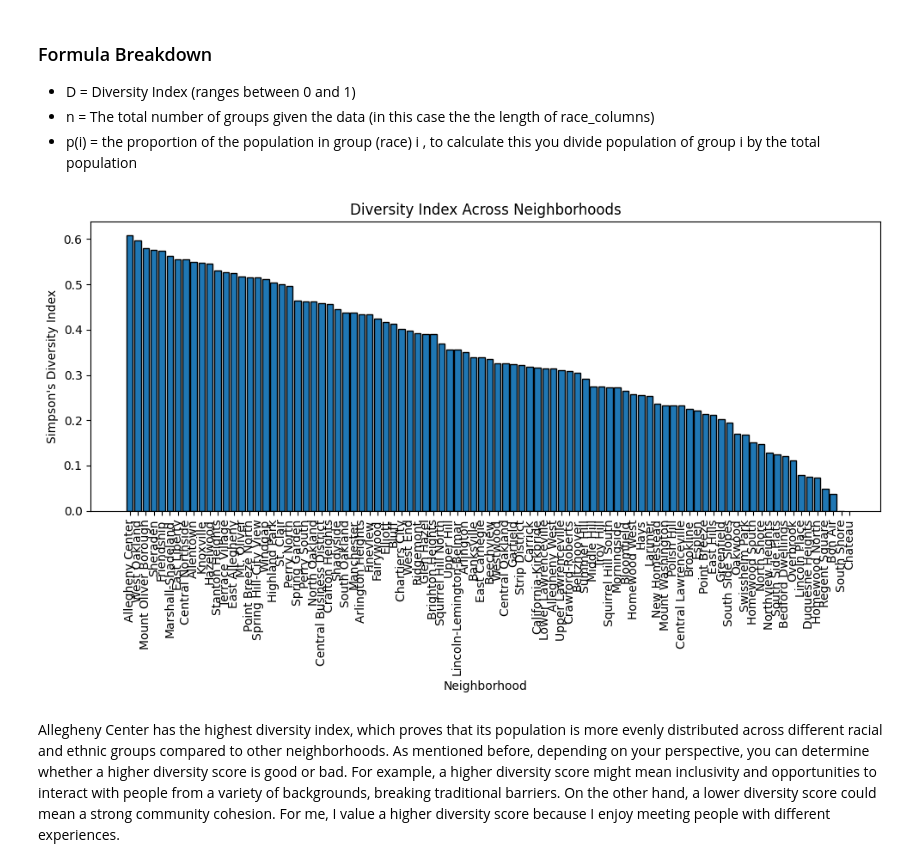
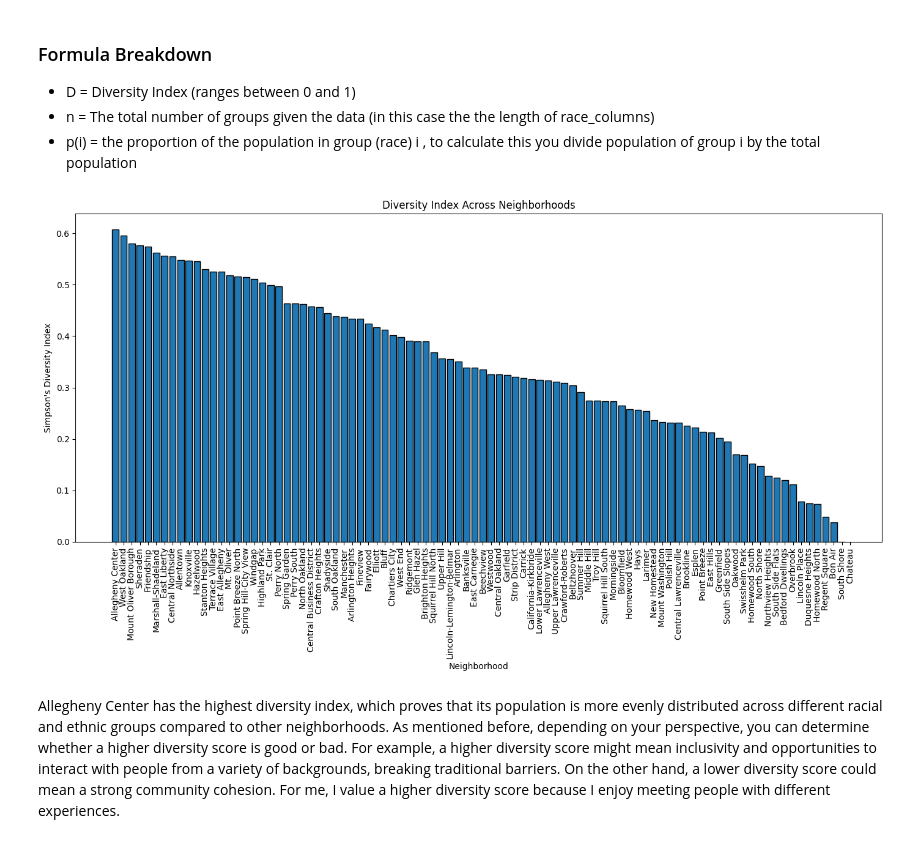
Before and after one commit to SAS609/final-project, a Jupyter notebook: finalproject.ipynb, the cells around one changed output. Drawn from its saved outputs; the diff is of its cells as text; code cells hidden in the pictures.

```diff
--- a/finalproject.ipynb
+++ b/finalproject.ipynb
@@ -115,15 +115,15 @@ simpsons_data = df[['Neighborhood', 'Simpsons Index']].sort_values(by='Simpsons
   <li>p(i) = the proportion of the population in group (race) i , to calculate this you divide population of group i by the total population</li>
 </ul>
 # %%
-plt.figure(figsize=(10, 6))
+plt.figure(figsize=(14, 8))
 plt.bar(simpsons_data['Neighborhood'], simpsons_data['Simpsons Index'], edgecolor='black')
 plt.xticks(rotation=90)
 plt.xlabel('Neighborhood')
 plt.ylabel('Simpson\'s Diversity Index')
 plt.title('Diversity Index Across Neighborhoods')
 plt.tight_layout()
 plt.show()
 # %% [output]
-[figure, old version]
+[figure, new version]
 # %% [markdown]
 Allegheny Center has the highest diversity index, which proves that its population is more evenly distributed across different racial and ethnic groups compared to other neighborhoods. As mentioned before, depending on your perspective, you can determine whether a higher diversity score is good or bad. For example, a higher diversity score might mean inclusivity and opportunities to interact with people from a variety of backgrounds, breaking traditional barriers. On the other hand, a lower diversity score could mean a strong community cohesion. For me, I value a higher diversity score because I enjoy meeting people with different experiences.
```
Also changed, not shown: parts of 2 cells of this notebook.
